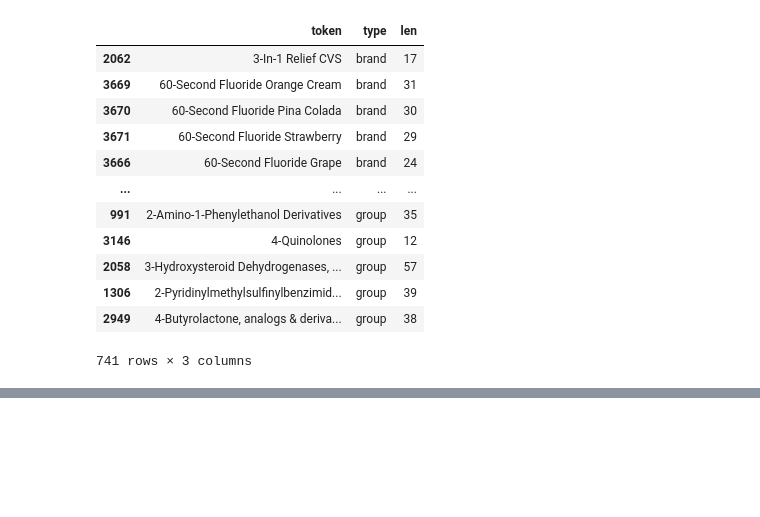
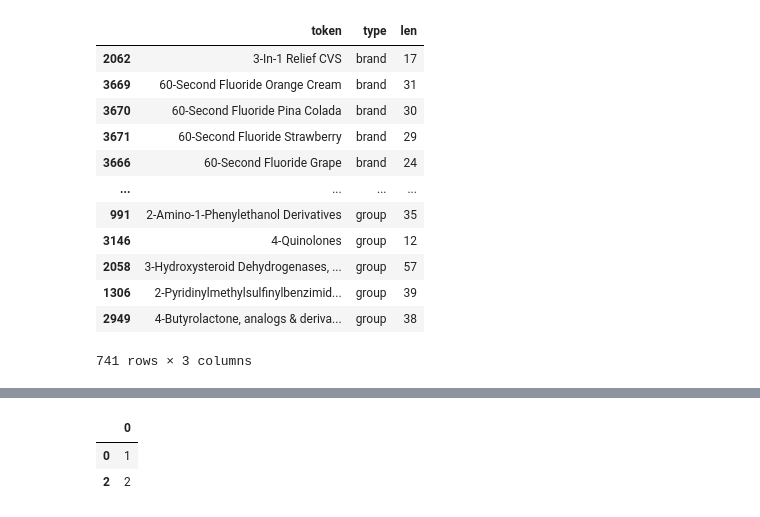
Before and after one commit to criscapdechoy/ANLP_course, a Jupyter notebook: Inspect_drugbank.ipynb, the cells around one changed output, grey strips where cells are left out. Cells and saved outputs as stored; diff of their text form; code cells hidden in the pictures; blank space fills up the shorter version.

```diff
--- a/Inspect_drugbank.ipynb
+++ b/Inspect_drugbank.ipynb
@@ -186,0 +237,6 @@ df[df["token"].str.match(r"\d+-[A-Z]+")].sort_values("type")
+# %%
+pd.DataFrame(['1','1','2']).drop_duplicates().sort_values(0)
+# %% [output]
+|  | 0 |
+| 0 | 1 |
+| 2 | 2 |
```
Also changed, not shown: parts of 9 cells of this notebook, 7 other files.
